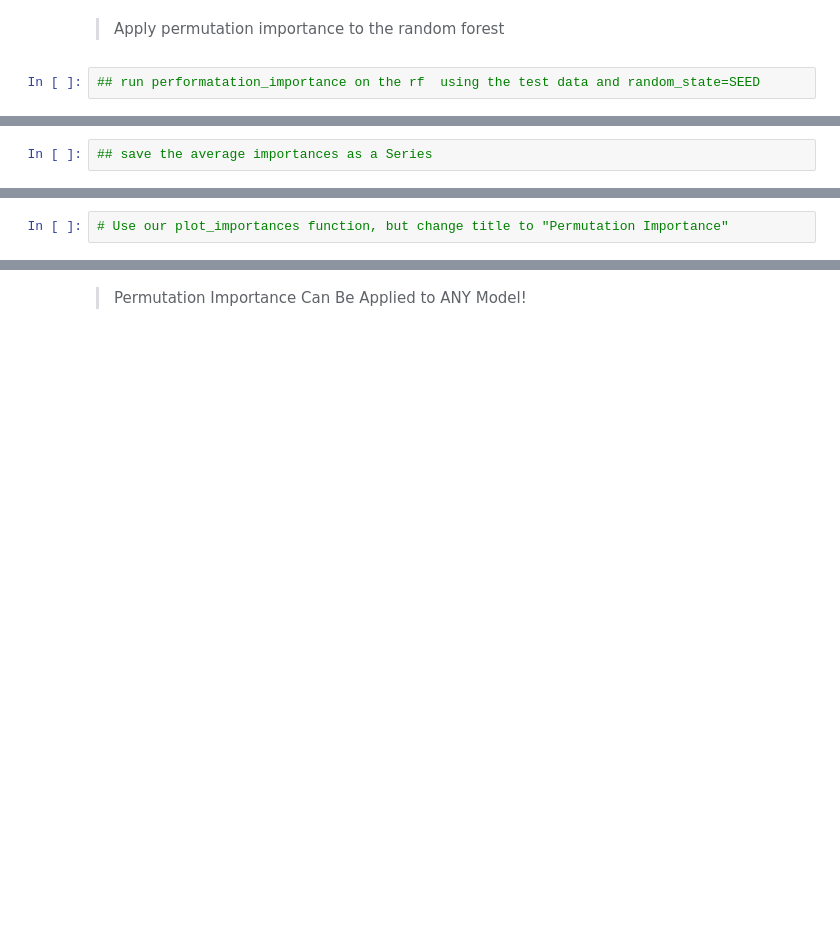
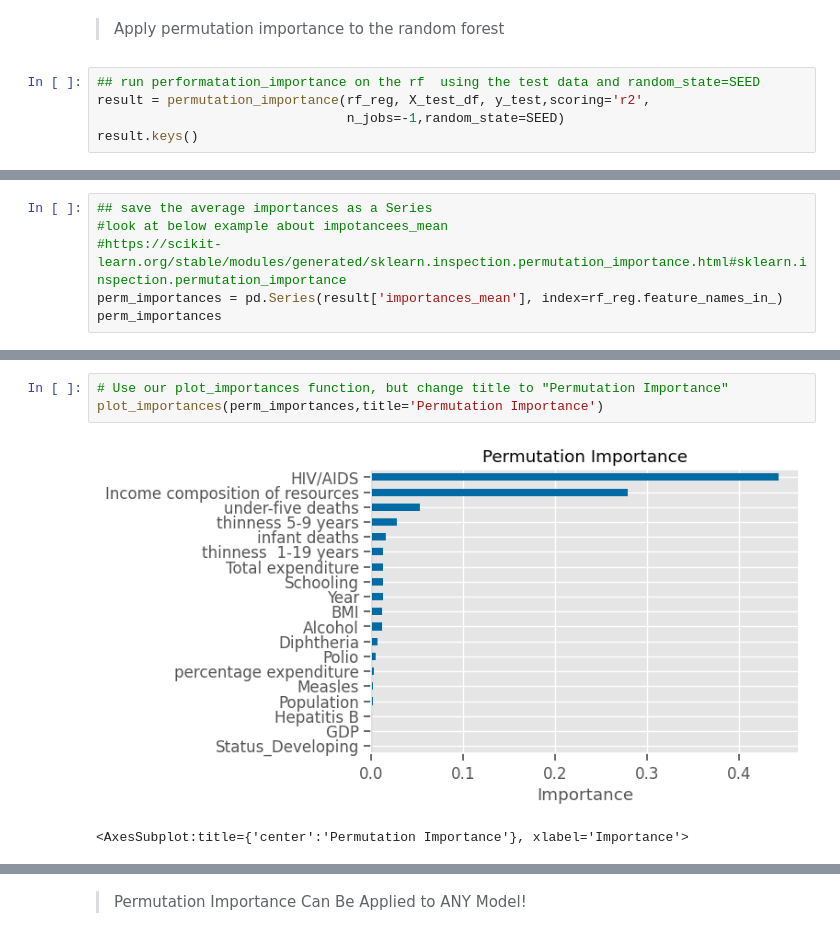
Before and after one commit to patelmedha/data-viz-wk17-codealongs-life-expectancy, a Jupyter notebook: Wk1-L02-CodeAlong-Life Expectancy.ipynb, the cells around one changed output, grey strips where cells are left out. Cells and saved outputs as stored; diff of their text form; blank space fills up the shorter version.

```diff
--- a/Wk1-L02-CodeAlong-Life Expectancy.ipynb
+++ b/Wk1-L02-CodeAlong-Life Expectancy.ipynb
@@ -239,3 +283,6 @@ from sklearn.inspection import permutation_importance
 >  Apply permutation importance to the random forest
 # %%
 ## run performatation_importance on the rf  using the test data and random_state=SEED
+result = permutation_importance(rf_reg, X_test_df, y_test,scoring='r2',
+                                n_jobs=-1,random_state=SEED)
+result.keys()
@@ -242,2 +291,6 @@ from sklearn.inspection import permutation_importance
 # %%
 ## save the average importances as a Series
+#look at below example about impotancees_mean
+#https://scikit-learn.org/stable/modules/generated/sklearn.inspection.permutation_importance.html#sklearn.inspection.permutation_importance
+perm_importances = pd.Series(result['importances_mean'], index=rf_reg.feature_names_in_)
+perm_importances
@@ -244,4 +318,8 @@ from sklearn.inspection import permutation_importance
 # %%
 # Use our plot_importances function, but change title to "Permutation Importance"
+plot_importances(perm_importances,title='Permutation Importance')
+# %% [output]
+[figure, added]
+<AxesSubplot:title={'center':'Permutation Importance'}, xlabel='Importance'>
 # %%
 # Compare to the random forst feature importance
```
Also changed, not shown: parts of 32 cells of this notebook.
